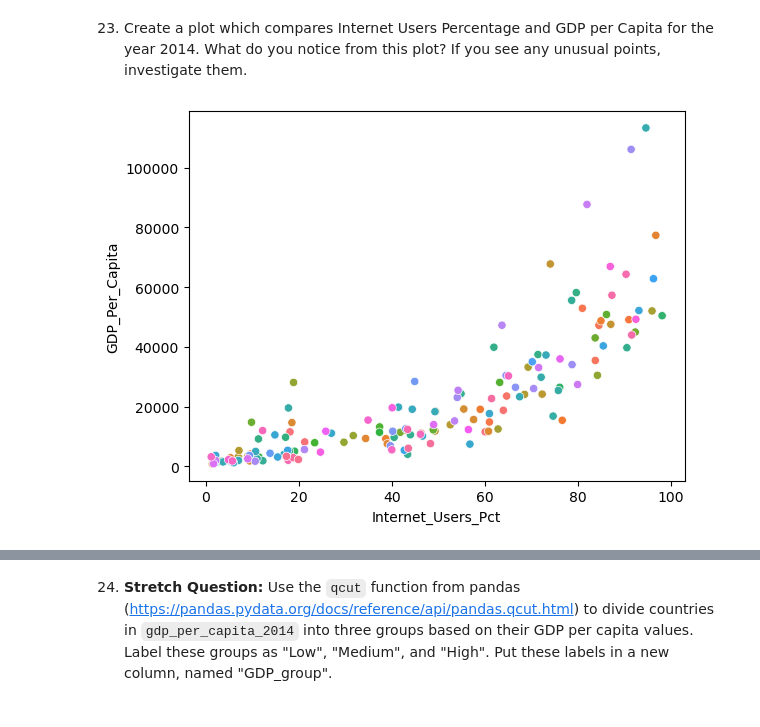
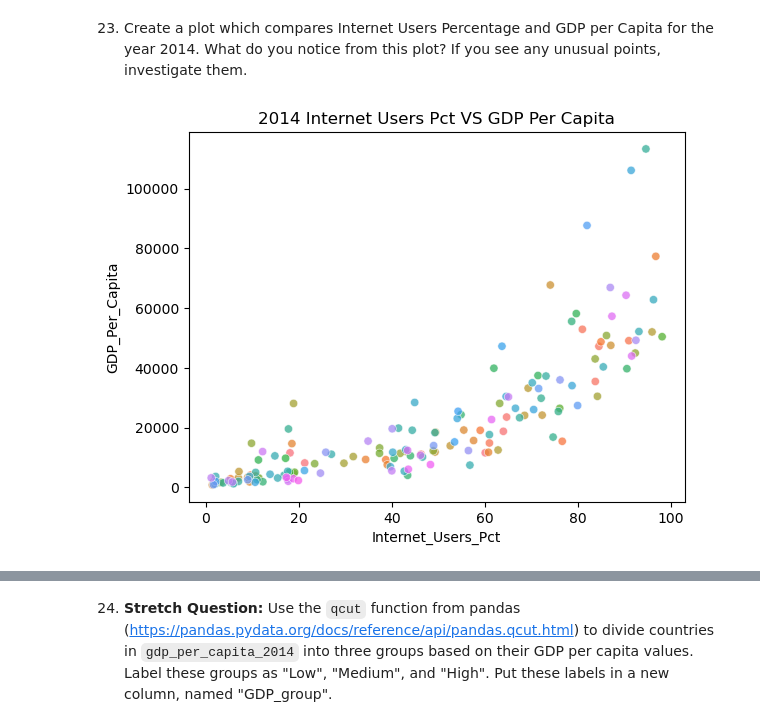
Before and after one commit to NSS-Data-Analytics-Cohort-10/gdp-and-internet-usage-elisianguyen, a Jupyter notebook: notebooks/gdp_and_internet_usage.ipynb, the cells around one changed output, grey strips where cells are left out. Saved outputs shown, nothing was run; the diff lists cells and outputs as text; code cells hidden in the pictures.

```diff
--- a/notebooks/gdp_and_internet_usage.ipynb
+++ b/notebooks/gdp_and_internet_usage.ipynb
@@ -424,7 +424,7 @@ print(len(below_5))
 # print(gdp_df.shape) # should end up with 7662 rows
 
 #left join on Country & Year
-gdp_and_internet_use = pd.merge(gdp_df, internet_df, on=("Country","Year"), how="left")
+gdp_and_internet_use = pd.merge(gdp_df, internet_df, on=("Country","Year"), how="outer")
 
 #Review
 print(gdp_and_internet_use.head())
@@ -481,7 +481,8 @@ print(gdp_and_internet_use_2014.head())
 # %% [markdown]
 23. Create a plot which compares Internet Users Percentage and GDP per Capita for the year 2014. What do you notice from this plot? If you see any unusual points, investigate them.
 # %%
-sns.scatterplot(data=gdp_and_internet_use_2014, x="Internet_Users_Pct", y="GDP_Per_Capita", hue="Country", legend=False)
+sns.scatterplot(data=gdp_and_internet_use_2014, x="Internet_Users_Pct", y="GDP_Per_Capita", hue="Country", legend=False, alpha=0.75)
+plt.title("2014 Internet Users Pct VS GDP Per Capita")
 plt.show()
 # %% [output]
-[figure, old version]
+[figure, new version]
```
Also changed, not shown: parts of 28 cells of this notebook.
